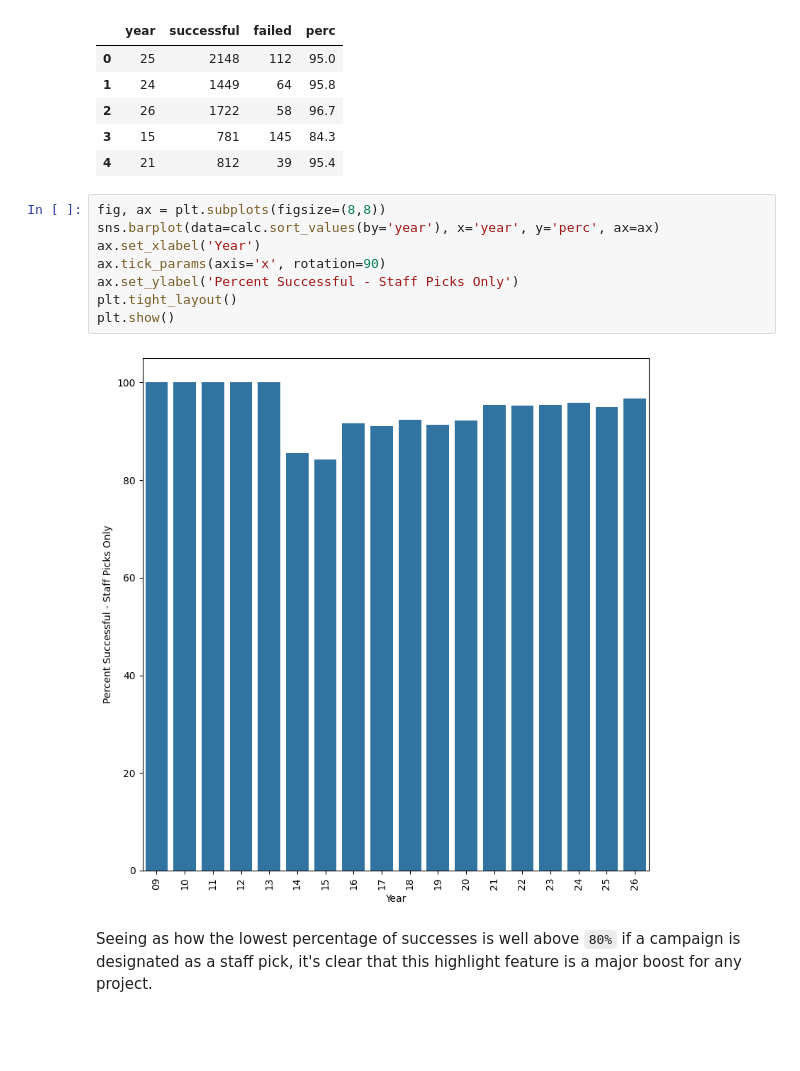
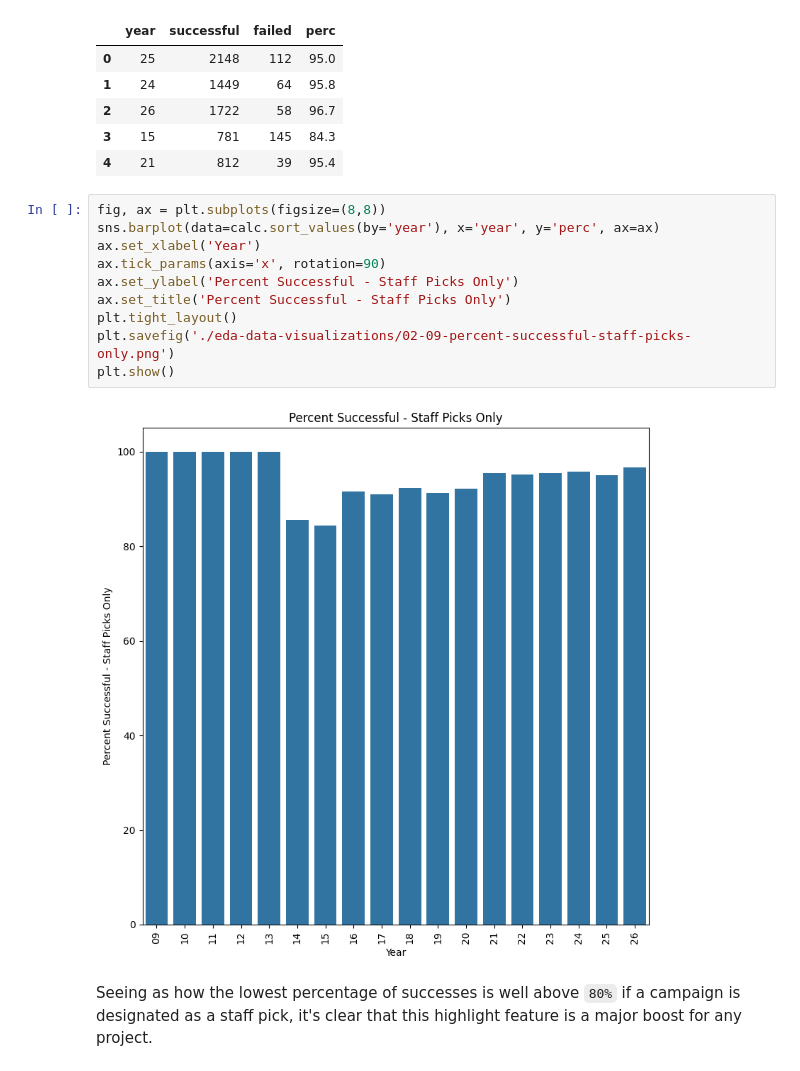
Before and after one commit to blue-santa/kickstarter-campaign-analysis, a Jupyter notebook: project-files/03-exploratory-data-analysis/02-eda-kickstarter.ipynb, the cells around one changed output. Cells and saved outputs as stored; diff of their text form; blank space fills up the shorter version.

```diff
--- a/project-files/03-exploratory-data-analysis/02-eda-kickstarter.ipynb
+++ b/project-files/03-exploratory-data-analysis/02-eda-kickstarter.ipynb
@@ -707,13 +720,15 @@ calc.head()
 # %%
 fig, ax = plt.subplots(figsize=(8,8))
 sns.barplot(data=calc.sort_values(by='year'), x='year', y='perc', ax=ax)
 ax.set_xlabel('Year')
 ax.tick_params(axis='x', rotation=90)
 ax.set_ylabel('Percent Successful - Staff Picks Only')
+ax.set_title('Percent Successful - Staff Picks Only')
 plt.tight_layout()
+plt.savefig('./eda-data-visualizations/02-09-percent-successful-staff-picks-only.png')
 plt.show()
 # %% [output]
-[figure, old version]
+[figure, new version]
 # %% [markdown]
 Seeing as how the lowest percentage of successes is well above `80%` if a campaign is designated as a staff pick, it's clear that this highlight feature is a major boost for any project.
 # %% [markdown]
```
Also changed, not shown: parts of 22 cells of this notebook, 19 other files.
